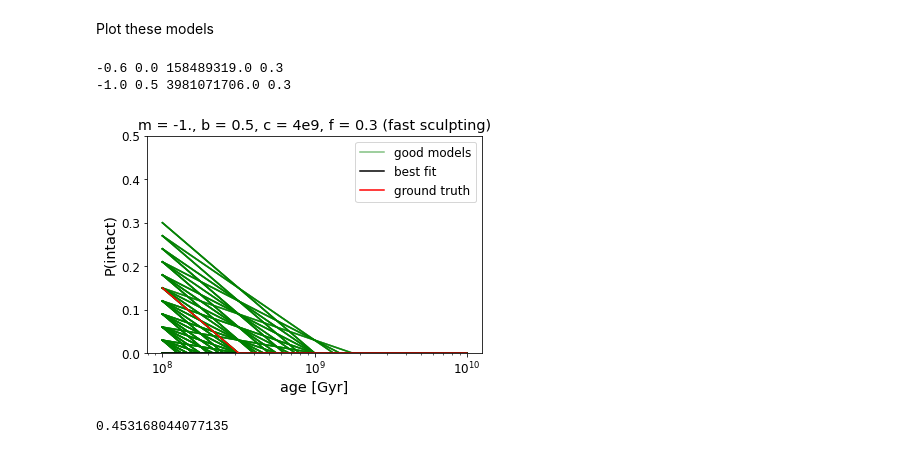
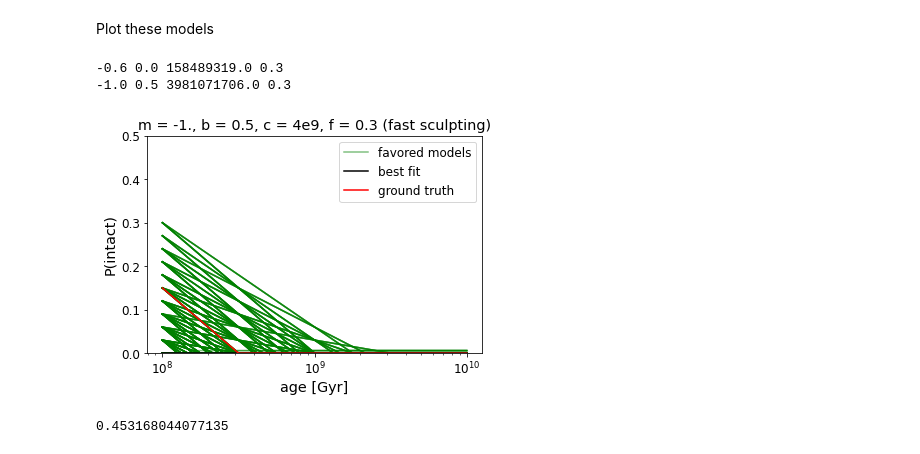
Before and after one commit to exoclam/mastrangelo, a Jupyter notebook: notebooks/injection-recovery.ipynb, the cells around one changed output. Drawn from its saved outputs; the diff is of its cells as text; code cells hidden in the pictures.

```diff
--- a/notebooks/injection-recovery.ipynb
+++ b/notebooks/injection-recovery.ipynb
@@ -286,7 +286,7 @@ ground_truth = model_logLs.loc[(model_logLs.m == -1.) & (model_logLs.b == 0.5) &
 print("Ground truth: ", ground_truth)
 delta_logL = np.std(recovery.loc[(np.round(recovery.ms, 1) == -1.) & (np.round(recovery.bs,1) == 0.5) & (np.round(recovery.cs, -8) == 4e9) & (np.round(recovery.fs,1) == 0.3)].logLs)
 print("delta logL: ", delta_logL)
-delta_logL = 5.
+delta_logL = 10.
 
 good_models = model_logLs.loc[np.abs(model_logLs.logL - best_logL) <= delta_logL]
 print("Some models between best model and ground truth: ")
@@ -428,36 +428,36 @@ Plot these models
 good_models = good_models.drop_duplicates(subset=['m','b','c','f'])
 label_flag = True
 for index, row in good_models.reset_index().iterrows():
     m, b, c, f = row.m, row.b, row.c, row.f
     if label_flag == True:
-        plt.plot(x, build_models(x, m, b, c, f), color='green', zorder=0, label='good models', alpha=0.5)
+        plt.plot(x, build_models(x, m, b, c, f), color='green', zorder=0, label='favored models', alpha=0.5)
     elif label_flag == False:
         plt.plot(x, build_models(x, m, b, c, f), color='green', zorder=0, alpha=0.5)
     label_flag = False
 
 # best model
 best_model = model_logLs.loc[(model_logLs.logL >= best_logL) & (model_logLs.logL < 0.)]
 m, b, c, f = best_model.m.to_list()[0], best_model.b.to_list()[0], best_model.c.to_list()[0], best_model.f.to_list()[0]
 print(m, b, c, f)
 plt.plot(x, build_models(x, m, b, c, f), label='best fit', color='k')
 
 # ground truth
 m, b, c, f = ground_truth.m.to_list()[0], ground_truth.b.to_list()[0], ground_truth.c.to_list()[0], ground_truth.f.to_list()[0]
 print(m, b, c, f)
 plt.plot(x, build_models(x, m, b, c, f), label='ground truth', color='r')
 
 plt.xscale('log')
 plt.ylim([0, 0.5])
 plt.xlabel('age [Gyr]')
 plt.ylabel('P(intact)')
 plt.title(f'm = -1., b = 0.5, c = 4e9, f = 0.3 (fast sculpting)')
 plt.legend()
-#plt.savefig(path+'figures/inj-rec-fast-models.png', facecolor='white', bbox_inches='tight')
+plt.savefig(path+'figures/inj-rec-fast-models.png', facecolor='white', bbox_inches='tight')
 plt.show()
 # %% [output]
 -0.6 0.0 158489319.0 0.3
 -1.0 0.5 3981071706.0 0.3
-[figure, old version]
+[figure, new version]
 # %%
 329/(6*11*11)
 # %% [output]
```
Also changed, not shown: parts of 19 cells of this notebook, 2 other files.
